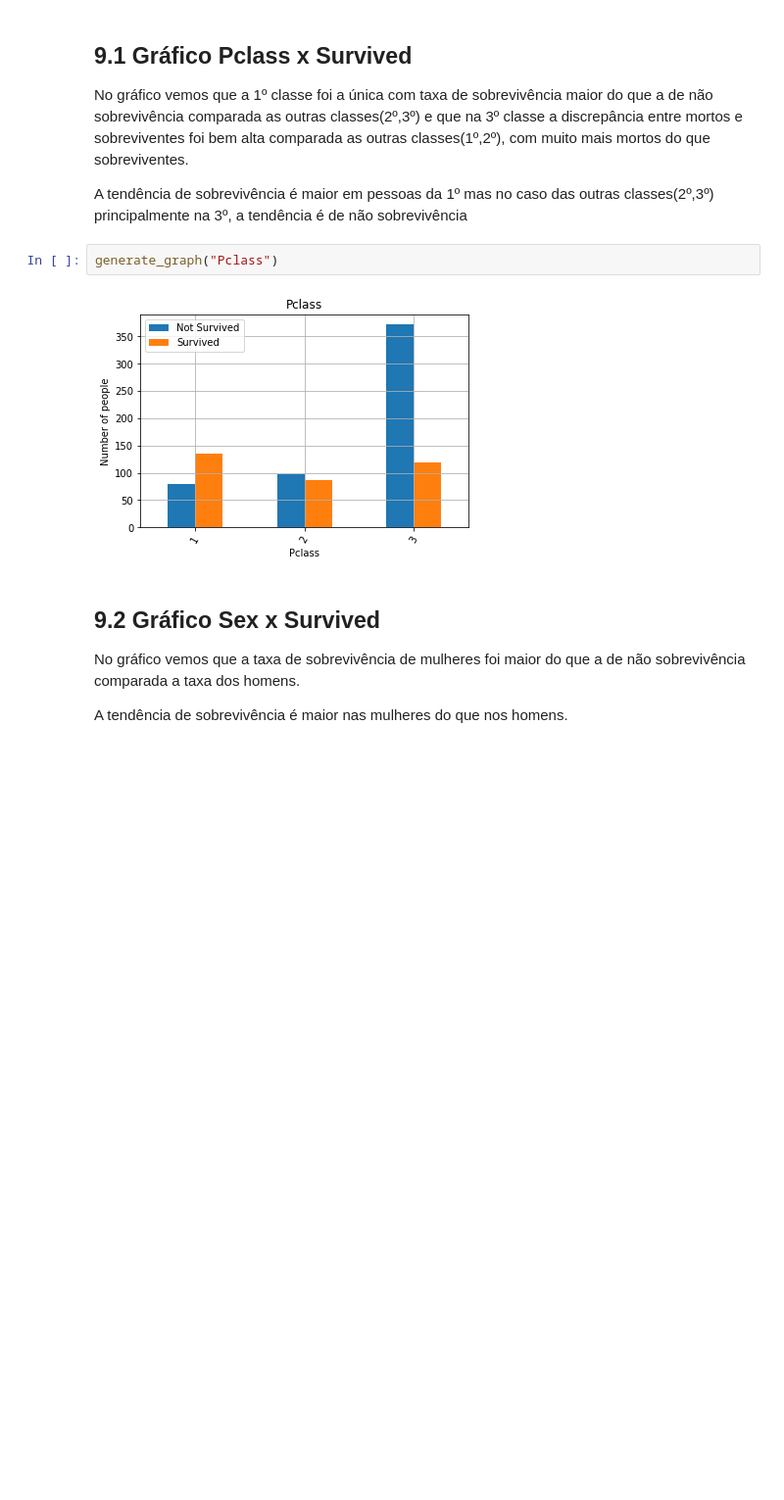
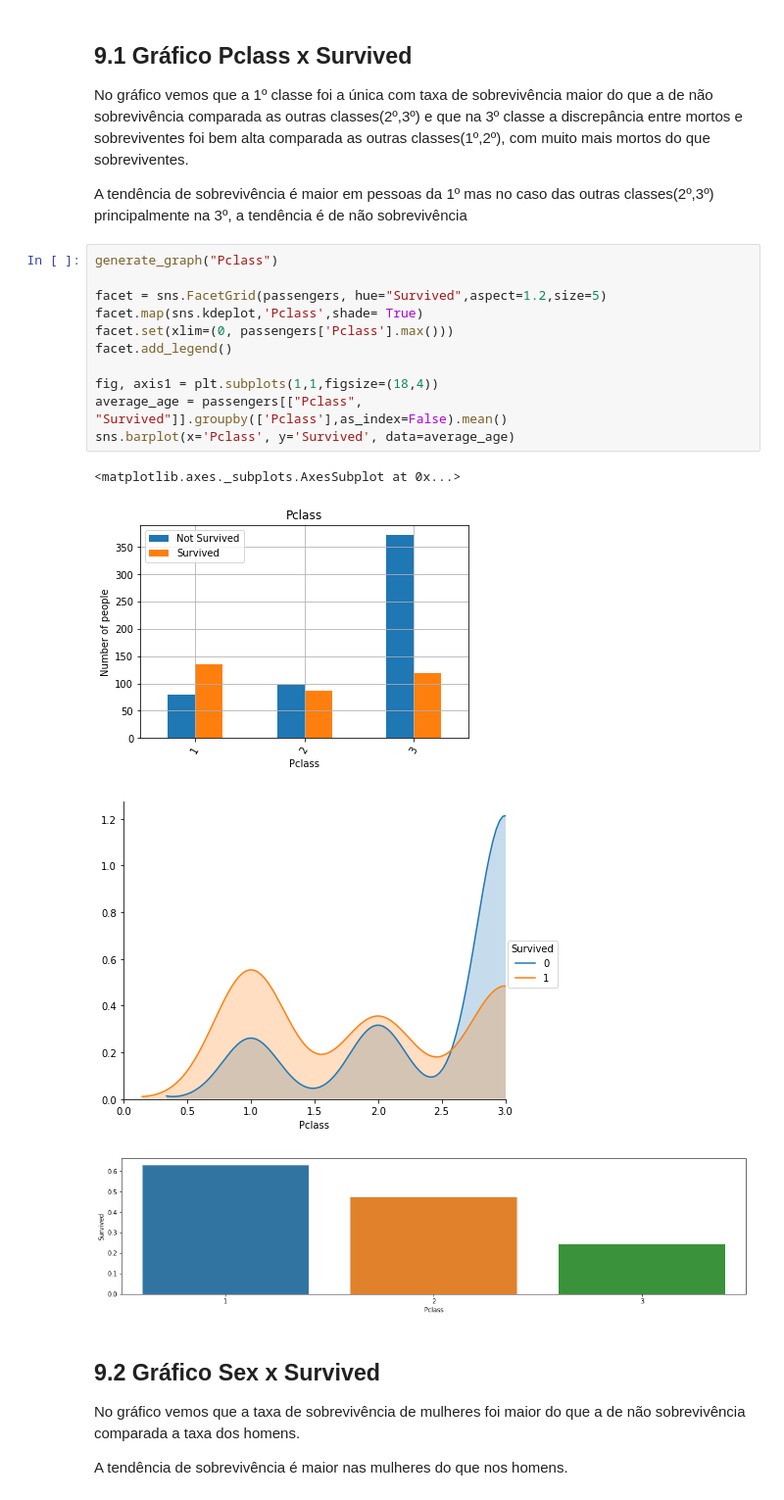
Before and after one commit to dmaiabjj/dsnd-project-titanic-survival, a Jupyter notebook: Fundamentos de Data Science I - Projeto Final.ipynb, the cells around one changed output. Shown: that part at 98% size. Cells and saved outputs as stored; diff of their text form; blank space fills up the shorter version.

```diff
--- a/Fundamentos de Data Science I - Projeto Final.ipynb
+++ b/Fundamentos de Data Science I - Projeto Final.ipynb
@@ -221,10 +211,22 @@ def generate_graph(feature,graph="bar"):
 No gráfico vemos que a 1º classe foi a única com taxa de sobrevivência maior do que a de não sobrevivência comparada as outras classes(2º,3º) e que na 3º classe a discrepância entre mortos e sobreviventes foi bem alta comparada as outras classes(1º,2º), com muito mais mortos do que sobreviventes.
 
 A tendência de sobrevivência é maior em pessoas da 1º mas no caso das outras classes(2º,3º) principalmente na 3º, a tendência é de não sobrevivência
-# %%
-generate_graph("Pclass")
-# %% [output]
-[figure, removed]
+# %%
+generate_graph("Pclass")
+
+facet = sns.FacetGrid(passengers, hue="Survived",aspect=1.2,size=5)
+facet.map(sns.kdeplot,'Pclass',shade= True)
+facet.set(xlim=(0, passengers['Pclass'].max()))
+facet.add_legend()
+
+fig, axis1 = plt.subplots(1,1,figsize=(18,4))
+average_age = passengers[["Pclass", "Survived"]].groupby(['Pclass'],as_index=False).mean()
+sns.barplot(x='Pclass', y='Survived', data=average_age)
+# %% [output]
+<matplotlib.axes._subplots.AxesSubplot at 0x...>
+[figure, added]
+[figure, added]
+[figure, added]
 # %% [markdown]
 ## 9.2 Gráfico Sex x Survived
 
```
Also changed, not shown: parts of 11 cells of this notebook.
